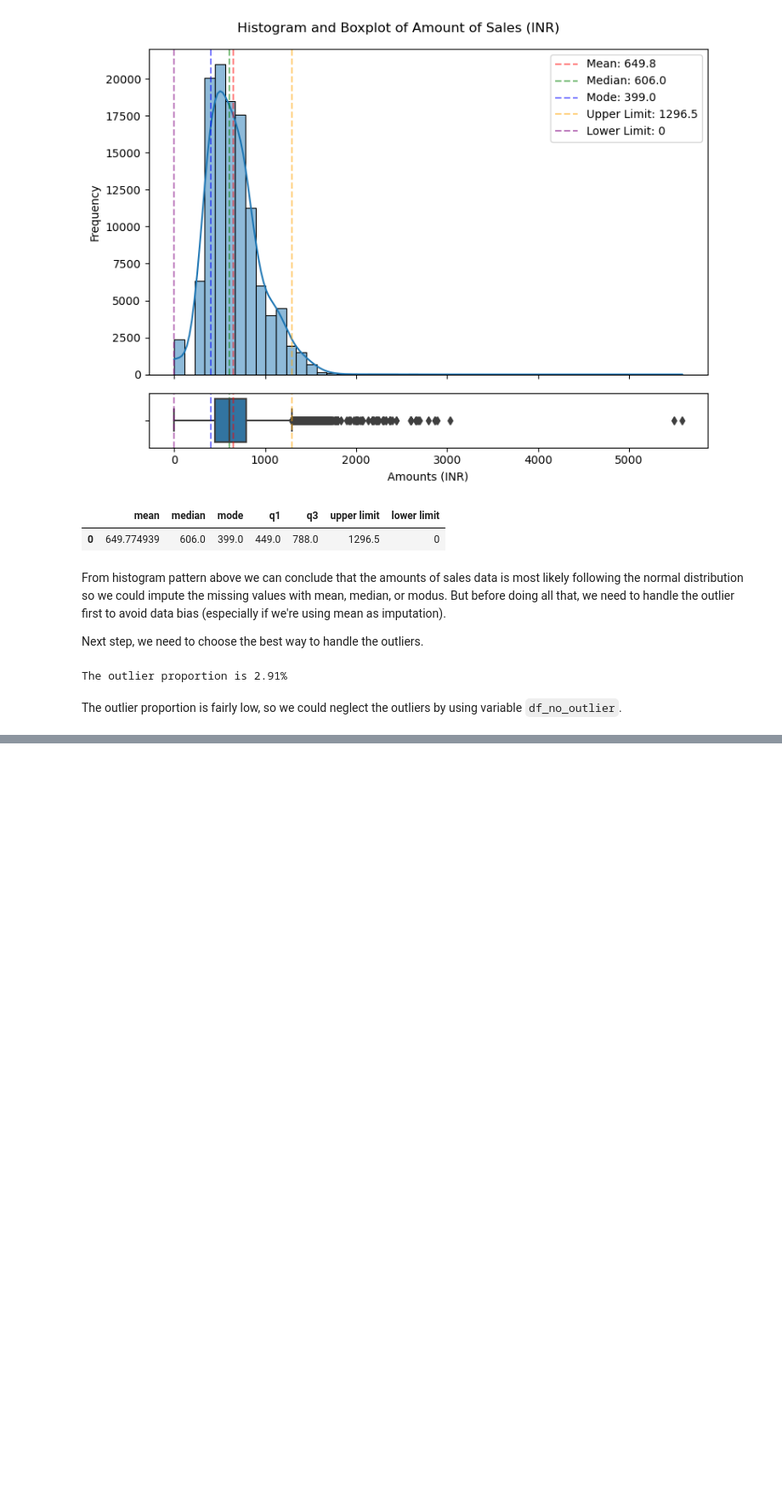
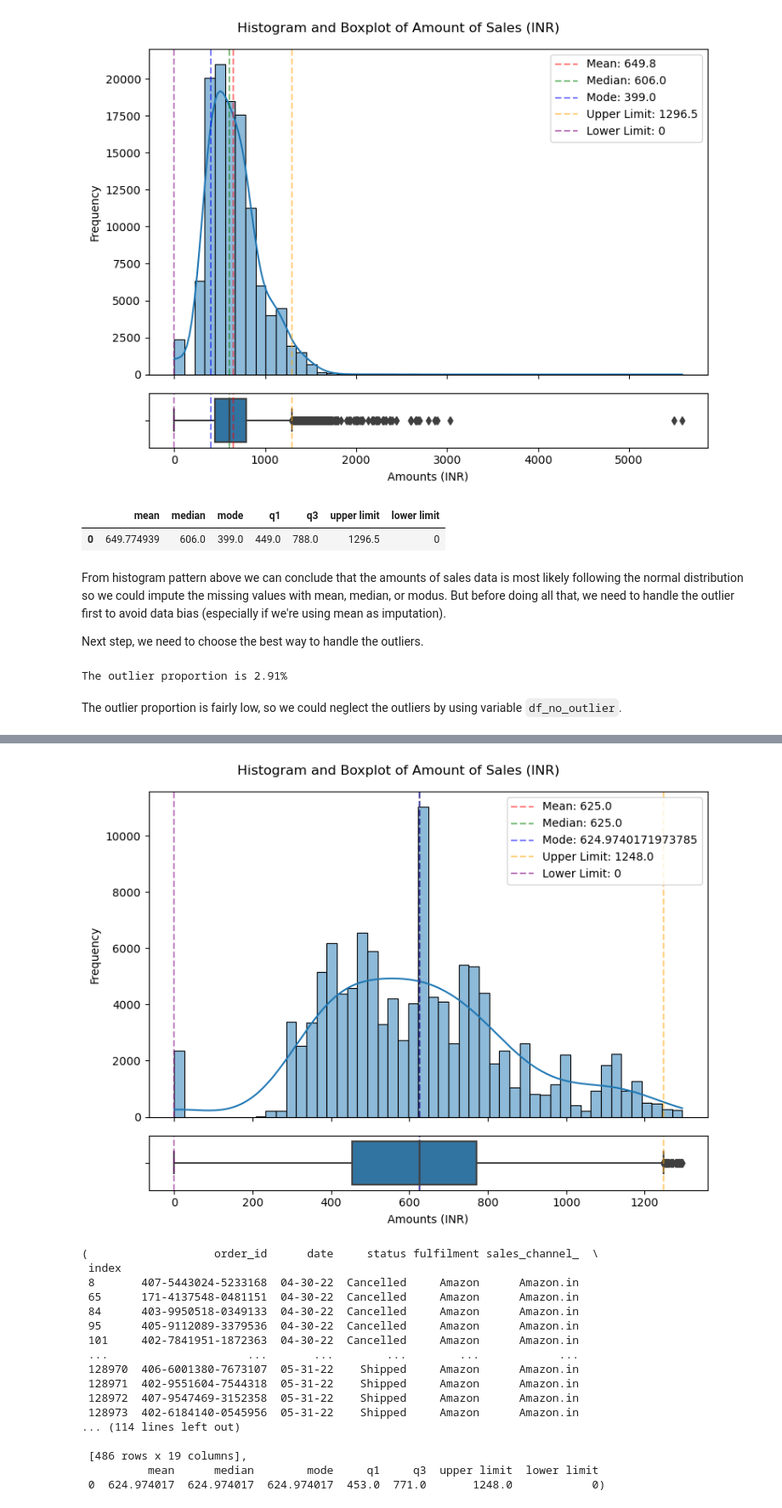
Before and after one commit to alfandysurya2/portfolio, a Jupyter notebook: E-Commerce Data Pipeline with Airflow/notebook/amazon_sale_report_pulling_and_preprocessing_debug.ipynb, the cells around one changed output, grey strips where cells are left out. Shown: that part at 85% size. Cells and saved outputs as stored; diff of their text form; code cells hidden in the pictures; blank space fills up the shorter version.

```diff
--- a/E-Commerce Data Pipeline with Airflow/notebook/amazon_sale_report_pulling_and_preprocessing_debug.ipynb
+++ b/E-Commerce Data Pipeline with Airflow/notebook/amazon_sale_report_pulling_and_preprocessing_debug.ipynb
@@ -279,0 +302,26 @@ dtype: float64
+# %%
+hist_boxplot(df_fill,
+            'amount',
+            50,
+            'Histogram and Boxplot of Amount of Sales (INR)',
+            'Amounts (INR)',
+            'Frequency')
+# %% [output]
+[figure, added]
+(                   order_id      date     status fulfilment sales_channel_  \
+ index
+ 8       407-5443024-5233168  04-30-22  Cancelled     Amazon      Amazon.in
+ 65      171-4137548-0481151  04-30-22  Cancelled     Amazon      Amazon.in
+ 84      403-9950518-0349133  04-30-22  Cancelled     Amazon      Amazon.in
+ 95      405-9112089-3379536  04-30-22  Cancelled     Amazon      Amazon.in
+ 101     402-7841951-1872363  04-30-22  Cancelled     Amazon      Amazon.in
+ ...                     ...       ...        ...        ...            ...
+ 128970  406-6001380-7673107  05-31-22    Shipped     Amazon      Amazon.in
+ 128971  402-9551604-7544318  05-31-22    Shipped     Amazon      Amazon.in
+ 128972  407-9547469-3152358  05-31-22    Shipped     Amazon      Amazon.in
+ 128973  402-6184140-0545956  05-31-22    Shipped     Amazon      Amazon.in
+... (114 lines left out)
+
+ [486 rows x 19 columns],
+          mean      median        mode     q1     q3  upper limit  lower limit
+ 0  624.974017  624.974017  624.974017  453.0  771.0       1248.0            0)
```
Also changed, not shown: parts of 7 cells of this notebook, 47 other files.
